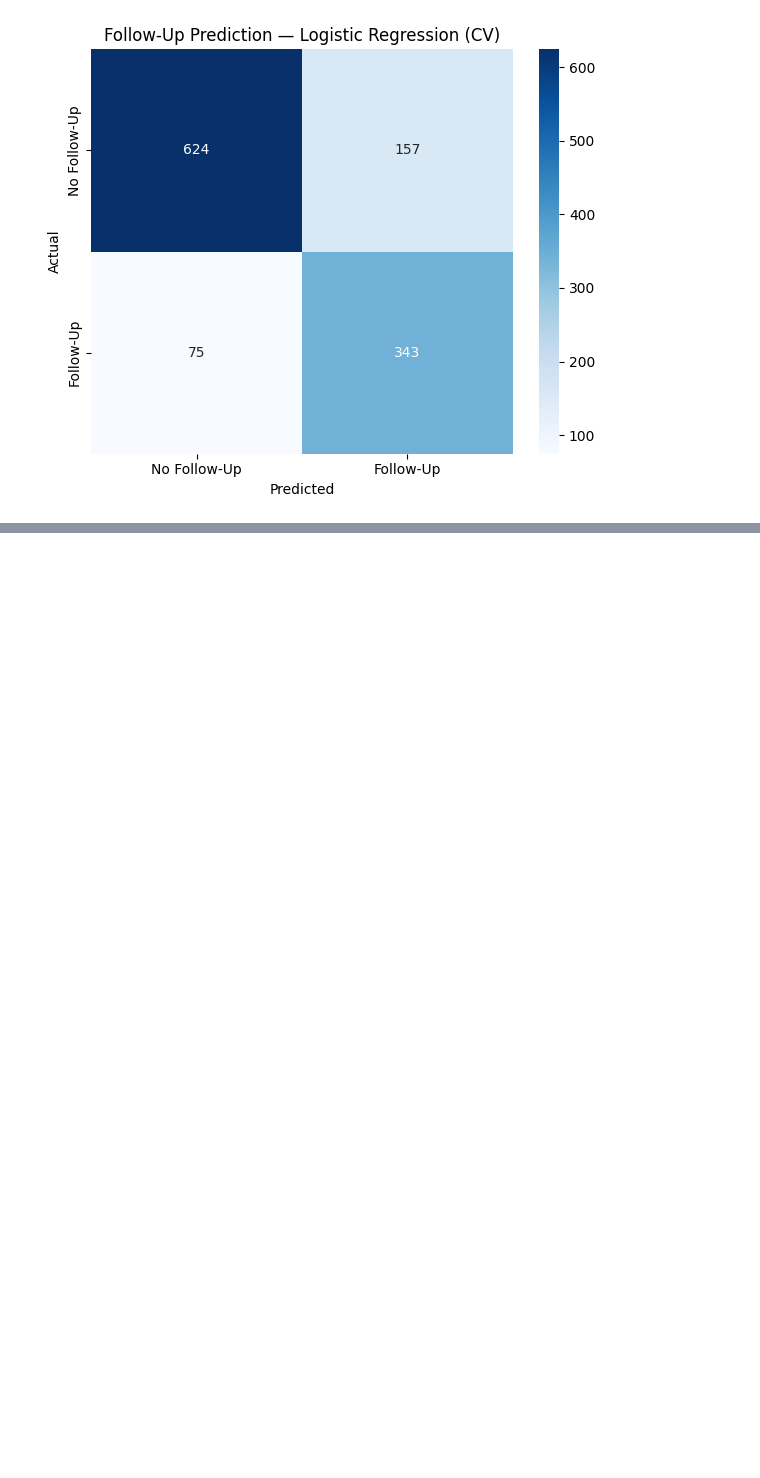
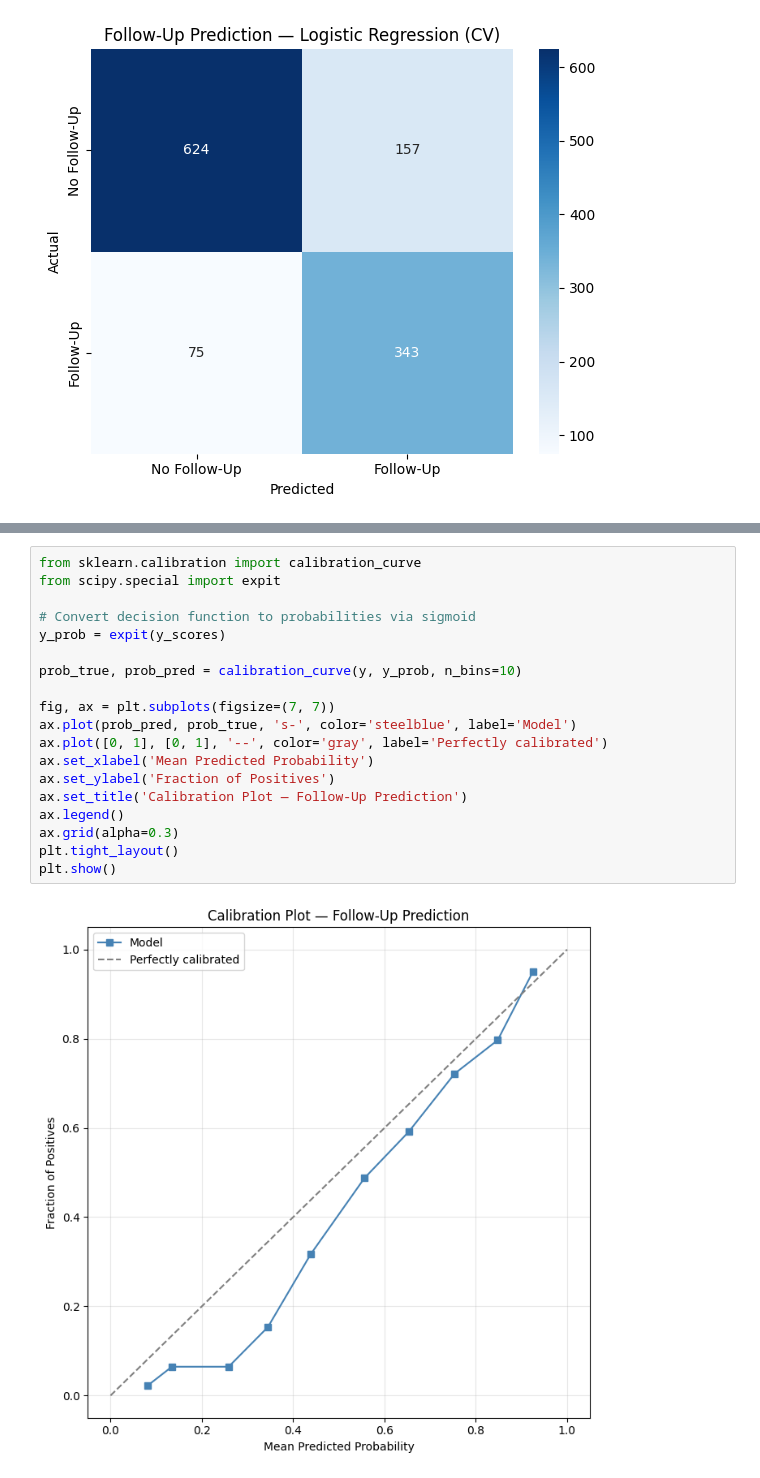
Before and after one commit to Josh-Buck/ClinicalMeetingRecorder, a Jupyter notebook: notebooks/07_followup_prediction.ipynb, the cells around one changed output, grey strips where cells are left out. Saved outputs shown, nothing was run; the diff lists cells and outputs as text; blank space fills up the shorter version.

```diff
--- a/notebooks/07_followup_prediction.ipynb
+++ b/notebooks/07_followup_prediction.ipynb
@@ -234,0 +283,21 @@ weighted avg       0.82      0.81      0.81      1199
+# %%
+from sklearn.calibration import calibration_curve
+from scipy.special import expit
+
+# Convert decision function to probabilities via sigmoid
+y_prob = expit(y_scores)
+
+prob_true, prob_pred = calibration_curve(y, y_prob, n_bins=10)
+
+fig, ax = plt.subplots(figsize=(7, 7))
+ax.plot(prob_pred, prob_true, 's-', color='steelblue', label='Model')
+ax.plot([0, 1], [0, 1], '--', color='gray', label='Perfectly calibrated')
+ax.set_xlabel('Mean Predicted Probability')
+ax.set_ylabel('Fraction of Positives')
+ax.set_title('Calibration Plot — Follow-Up Prediction')
+ax.legend()
+ax.grid(alpha=0.3)
+plt.tight_layout()
+plt.show()
+# %% [output]
+[figure, added]
```
Also changed, not shown: parts of 4 cells of this notebook.
